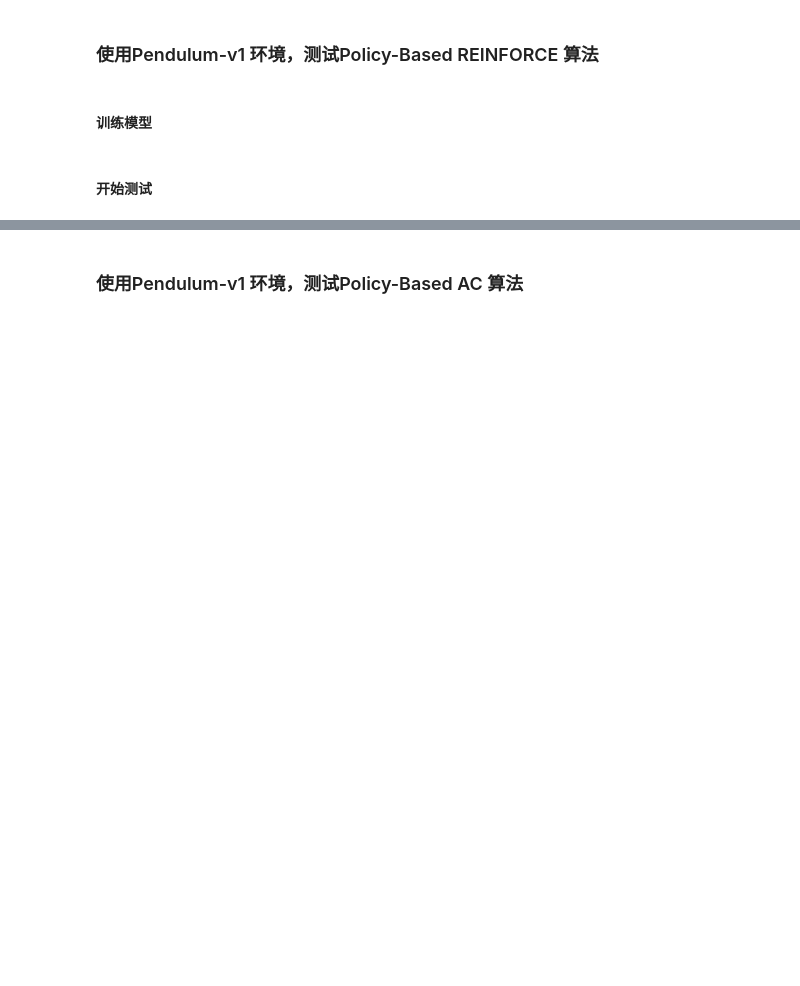
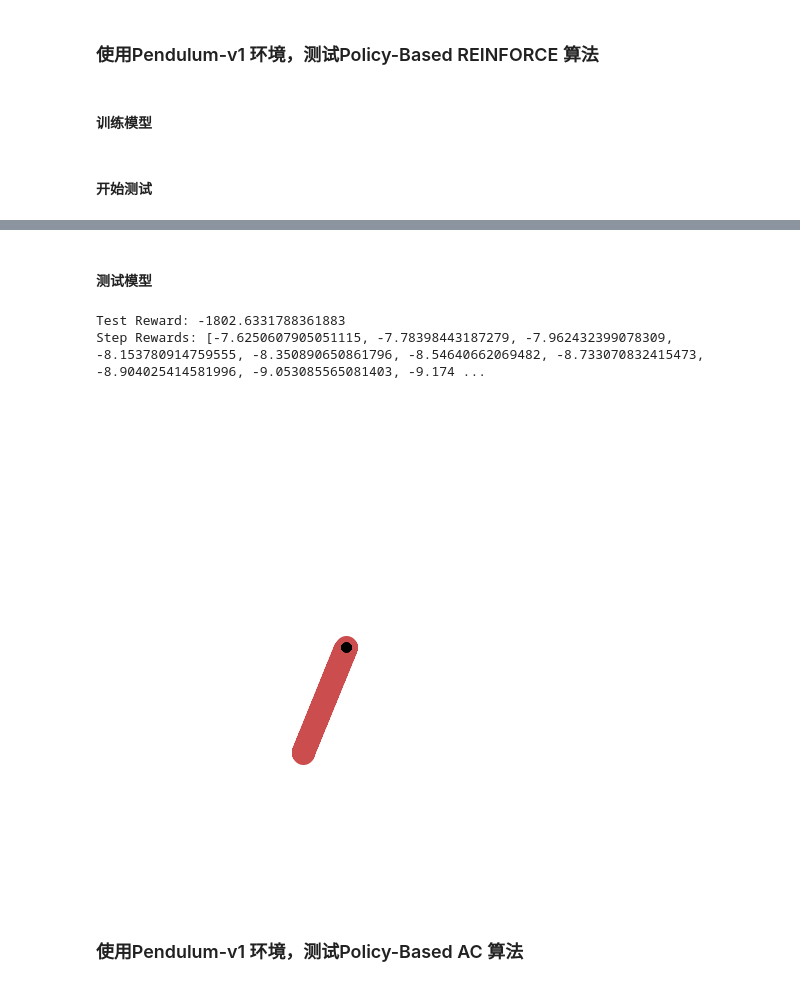
Before and after one commit to hbjzxzx/rf_learning, a Jupyter notebook: policy_based_learning.ipynb, the cells around one changed output, grey strips where cells are left out. Drawn from its saved outputs; the diff is of its cells as text; code cells hidden in the pictures; blank space fills up the shorter version.

```diff
--- a/policy_based_learning.ipynb
+++ b/policy_based_learning.ipynb
@@ -153,3 +286,29 @@ start_test(
+# %% [markdown]
+#### 测试模型
+# %%
+test_policy_func = PolicyNetFunc.from_file(MODEL_PATH)
+_render_env = Env(gym.make(GYM_ENV_NAME, render_mode='rgb_array_list'))
+
+policy_func_tester = PolicyNetTester(
+    policy_fun=test_policy_func,
+    env=_render_env,
+    action_converter=get_action_discreter(_render_env, BINS)
+)
+
+
+start_test(
+    StandarTestProcess(
+        model=test_policy_func,
+        tester=policy_func_tester,
+        env=_render_env,
+        test_output_path=TEST_OUTPUT_PATH,
+        test_epoch=1000,
+    )
+)
+# %% [output]
+Test Reward: -1802.6331788361883
+Step Rewards: [-7.6250607905051115, -7.78398443187279, -7.962432399078309, -8.153780914759555, -8.350890650861796, -8.54640662069482, -8.733070832415473, -8.904025414581996, -9.053085565081403, -9.174 ...
+[figure, added]
 # %% [markdown]
 ### 使用Pendulum-v1 环境，测试Policy-Based AC 算法
 # %%
```
Also changed, not shown: parts of 13 cells of this notebook, 1 other file.
